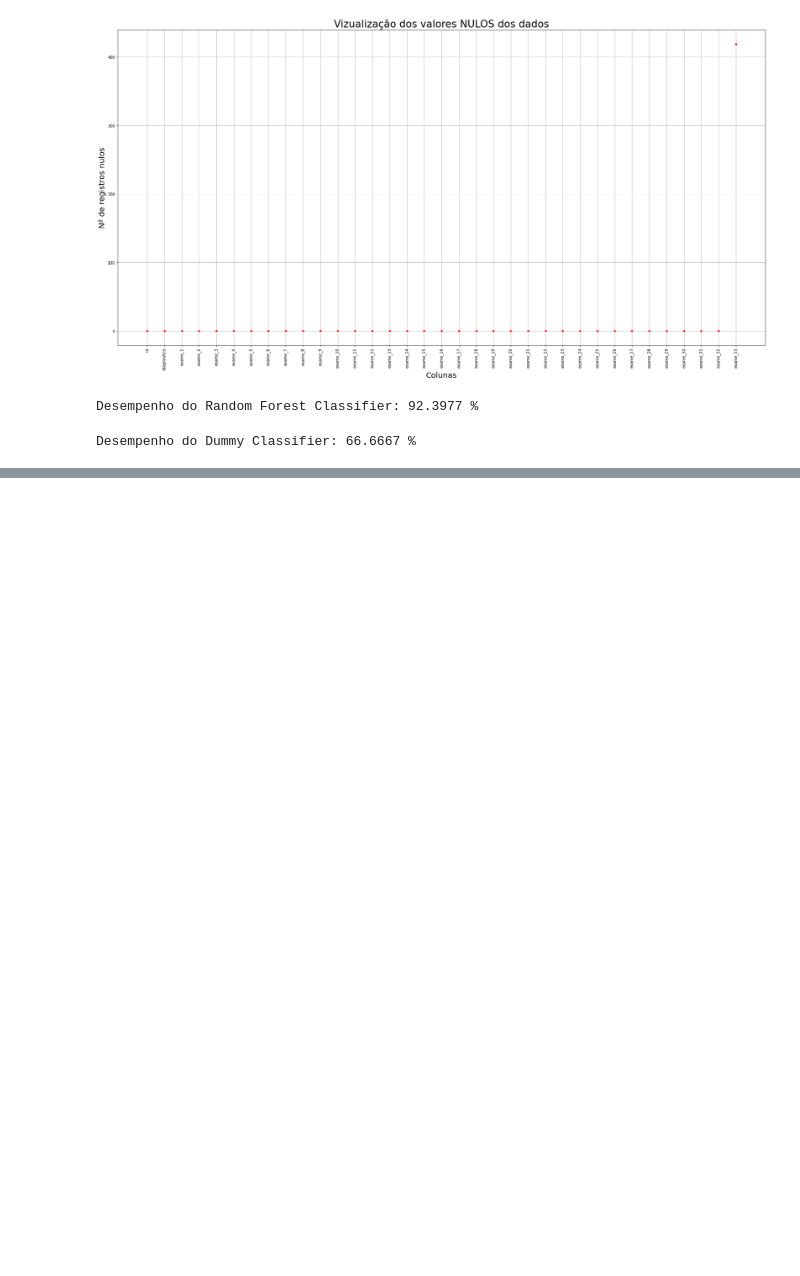
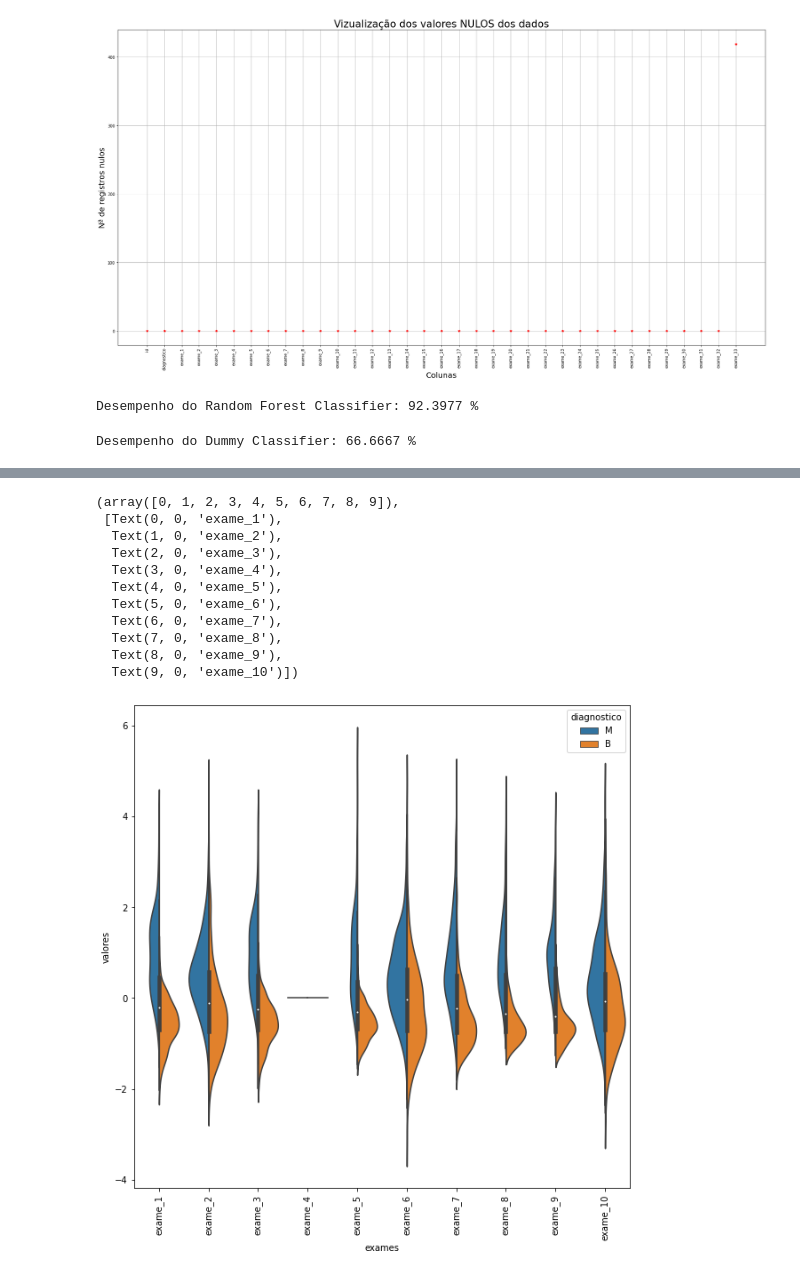
Before and after one commit to Guilherme-iram/MachineLearning, a Jupyter notebook: Preprocessamento/ReducaoDimensionalidade/data_process.ipynb, the cells around one changed output, grey strips where cells are left out. Cells and saved outputs as stored; diff of their text form; code cells hidden in the pictures; blank space fills up the shorter version.

```diff
--- a/Preprocessamento/ReducaoDimensionalidade/data_process.ipynb
+++ b/Preprocessamento/ReducaoDimensionalidade/data_process.ipynb
@@ -59,0 +83,10 @@ Desempenho do Dummy Classifier: 66.6667 %
+# %%
+from sklearn.preprocessing import StandardScaler
+
+padronizador = StandardScaler()
+padronizador.fit(valores_exames)
+valores_exames_std = padronizador.transform(valores_exames)
+valores_exames_std = pd.DataFrame(data = valores_exames_std,
+                                columns=valores_exames.keys())
+
+valores_exames_std.head()
@@ -59,0 +103,15 @@ Desempenho do Dummy Classifier: 66.6667 %
+# %%
+grafico_violino(valores_exames_std, diagnostico, 0, 10)
+# %% [output]
+(array([0, 1, 2, 3, 4, 5, 6, 7, 8, 9]),
+ [Text(0, 0, 'exame_1'),
+  Text(1, 0, 'exame_2'),
+  Text(2, 0, 'exame_3'),
+  Text(3, 0, 'exame_4'),
+  Text(4, 0, 'exame_5'),
+  Text(5, 0, 'exame_6'),
+  Text(6, 0, 'exame_7'),
+  Text(7, 0, 'exame_8'),
+  Text(8, 0, 'exame_9'),
+  Text(9, 0, 'exame_10')])
+[figure, added]
```
Also changed, not shown: parts of 13 cells of this notebook, 2 other files.
